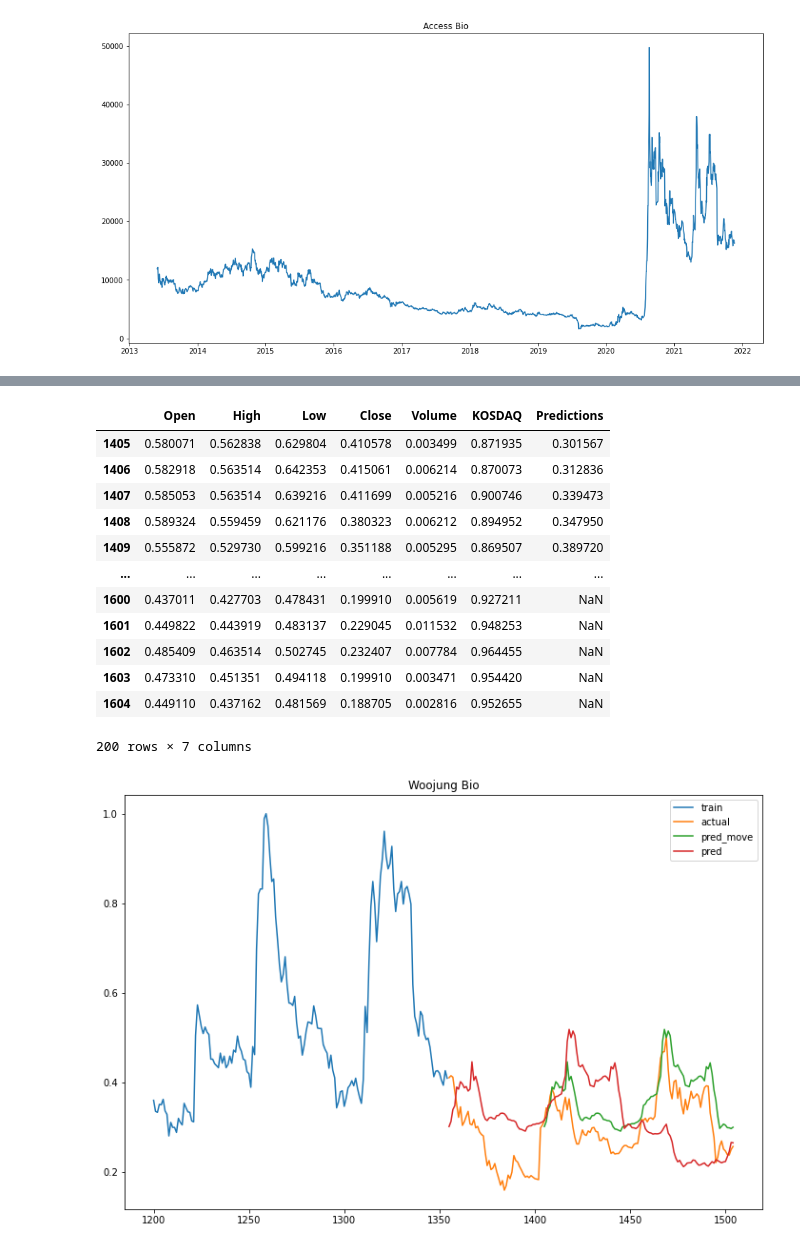
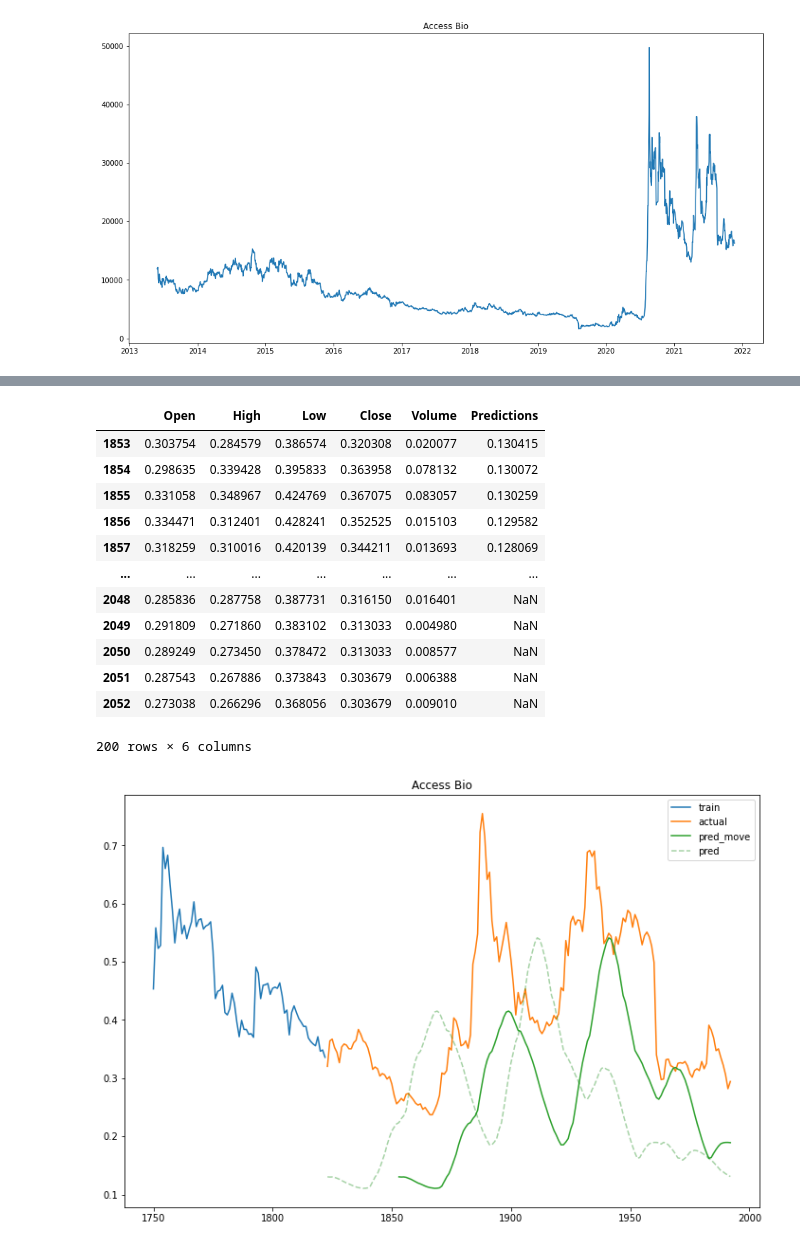
Before and after one commit to KimGriezmann/LSTM_price_prediction, a Jupyter notebook: price_predict.ipynb, the cells around one changed output, grey strips where cells are left out. Saved outputs shown, nothing was run; the diff lists cells and outputs as text; code cells hidden in the pictures.

```diff
--- a/price_predict.ipynb
+++ b/price_predict.ipynb
@@ -515,4 +471,7 @@ history2 = model2.fit(bio_x_train, bio_y_train, epochs=20,  batch_size=8, valida
+# %%
+model3.compile(loss='mean_squared_error', optimizer='adam')
+history3 = model3.fit(access_bio_x_train, access_bio_y_train, epochs=20,  batch_size=8, validation_data=(access_bio_x_valid, access_bio_y_valid), verbose = 0)
 # %%
-# samsung_pred = model.predict(samsung_test_feature)
+samsung_pred = model.predict(samsung_test_feature)
 bio_pred = model2.predict(bio_test_feature)
-access_bio_pred = model.predict(access_bio_test_feature)
+access_bio_pred = model3.predict(access_bio_test_feature)
@@ -544,16 +503,12 @@ access_bio_pred_df = pd.DataFrame(access_bio_pred, index = access_bio_index_ex)
 # %%
-# samsung_test_df = pd.concat([samsung_test, samsung_pred_df], axis = 1)
-# samsung_test_df.columns = ['Open', 'High', 'Low', 'Close', 'Volume', 'KOSPI', 'NASDAQ', 'Predictions']
-# samsung_test_df.columns = ['Open', 'High', 'Low', 'Close', 'Volume', 'Predictions']
-# samsung_test_df.columns = ['Open', 'High', 'Low', 'Close', 'Volume', 'KOSPI', 'Predictions']
+samsung_test_df = pd.concat([samsung_test, samsung_pred_df], axis = 1)
+samsung_test_df.columns = ['Open', 'High', 'Low', 'Close', 'Volume', 'Predictions']
 
 bio_test_df = pd.concat([bio_test, bio_pred_df], axis = 1)
-# bio_test_df.columns = ['Open', 'High', 'Low', 'Close', 'Volume', 'KOSDAQ', 'NASDAQ', 'Predictions']
-# bio_test_df.columns = ['Open', 'High', 'Low', 'Close', 'Volume', 'Predictions']
-bio_test_df.columns = ['Open', 'High', 'Low', 'Close', 'Volume', 'KOSDAQ', 'Predictions']
+bio_test_df.columns = ['Open', 'High', 'Low', 'Close', 'Volume', 'Predictions']
 
 access_bio_test_df = pd.concat([access_bio_test, access_bio_pred_df], axis = 1)
-access_bio_test_df.columns = ['Open', 'High', 'Low', 'Close', 'Volume', 'KOSDAQ', 'Predictions']
+access_bio_test_df.columns = ['Open', 'High', 'Low', 'Close', 'Volume', 'Predictions']
 # %%
 samsung_test_df
 # %% [output]
@@ -599,29 +602,29 @@ plt.show()
 # %%
-ma50_index = list(range(1405,1405+len(bio_test_df)))
-ma50_bio_pred_df = bio_test_df.set_index(keys = [ma50_index], inplace = False)
-ma50_bio_pred_df
+access_bio_ma30_index = list(range(1853,1853+len(access_bio_test_df)))
+access_bio_ma30_pred_df = access_bio_test_df.set_index(keys = [access_bio_ma30_index], inplace = False)
+access_bio_ma30_pred_df
 # %% [output]
-|  | Open | High | Low | Close | Volume | KOSDAQ | Predictions |
-| 1405 | 0.580071 | 0.562838 | 0.629804 | 0.410578 | 0.003499 | 0.871935 | 0.301567 |
-| 1406 | 0.582918 | 0.563514 | 0.642353 | 0.415061 | 0.006214 | 0.870073 | 0.312836 |
-| 1407 | 0.585053 | 0.563514 | 0.639216 | 0.411699 | 0.005216 | 0.900746 | 0.339473 |
-| 1408 | 0.589324 | 0.559459 | 0.621176 | 0.380323 | 0.006212 | 0.894952 | 0.347950 |
-| 1409 | 0.555872 | 0.529730 | 0.599216 | 0.351188 | 0.005295 | 0.869507 | 0.389720 |
-| ... | ... | ... | ... | ... | ... | ... | ... |
-| 1600 | 0.437011 | 0.427703 | 0.478431 | 0.199910 | 0.005619 | 0.927211 | NaN |
-| 1601 | 0.449822 | 0.443919 | 0.483137 | 0.229045 | 0.011532 | 0.948253 | NaN |
-| 1602 | 0.485409 | 0.463514 | 0.502745 | 0.232407 | 0.007784 | 0.964455 | NaN |
-| 1603 | 0.473310 | 0.451351 | 0.494118 | 0.199910 | 0.003471 | 0.954420 | NaN |
-| 1604 | 0.449110 | 0.437162 | 0.481569 | 0.188705 | 0.002816 | 0.952655 | NaN |
+|  | Open | High | Low | Close | Volume | Predictions |
+| 1853 | 0.303754 | 0.284579 | 0.386574 | 0.320308 | 0.020077 | 0.130415 |
+| 1854 | 0.298635 | 0.339428 | 0.395833 | 0.363958 | 0.078132 | 0.130072 |
+| 1855 | 0.331058 | 0.348967 | 0.424769 | 0.367075 | 0.083057 | 0.130259 |
+| 1856 | 0.334471 | 0.312401 | 0.428241 | 0.352525 | 0.015103 | 0.129582 |
+| 1857 | 0.318259 | 0.310016 | 0.420139 | 0.344211 | 0.013693 | 0.128069 |
+| ... | ... | ... | ... | ... | ... | ... |
+| 2048 | 0.285836 | 0.287758 | 0.387731 | 0.316150 | 0.016401 | NaN |
+| 2049 | 0.291809 | 0.271860 | 0.383102 | 0.313033 | 0.004980 | NaN |
+| 2050 | 0.289249 | 0.273450 | 0.378472 | 0.313033 | 0.008577 | NaN |
+| 2051 | 0.287543 | 0.267886 | 0.373843 | 0.303679 | 0.006388 | NaN |
+| 2052 | 0.273038 | 0.266296 | 0.368056 | 0.303679 | 0.009010 | NaN |
-200 rows × 7 columns
+200 rows × 6 columns
 # %%
 plt.figure(figsize=(12, 8))
-plt.plot(bio_train[1200:]['Close'], label='train')
-plt.plot(bio_test_df[:-50]['Close'], label='actual')
-plt.plot(ma50_bio_pred_df[:-100]['Predictions'], label='pred_move')
-plt.plot(bio_test_df[:-50]['Predictions'], label='pred')
-plt.title("Woojung Bio")
+plt.plot(access_bio_train[1750:]['Close'], label='train')
+plt.plot(access_bio_test_df[:-30]['Close'], label='actual')
+plt.plot(access_bio_ma30_pred_df[:-60]['Predictions'], label='pred_move')
+plt.plot(access_bio_test_df[:-30]['Predictions'], linestyle = '--', label='pred', alpha = 0.35, c = 'green')
+plt.title("Access Bio")
 plt.legend()
 plt.show()
 # %% [output]
-[figure, old version]
+[figure, new version]
```
Also changed, not shown: parts of 27 cells of this notebook.
